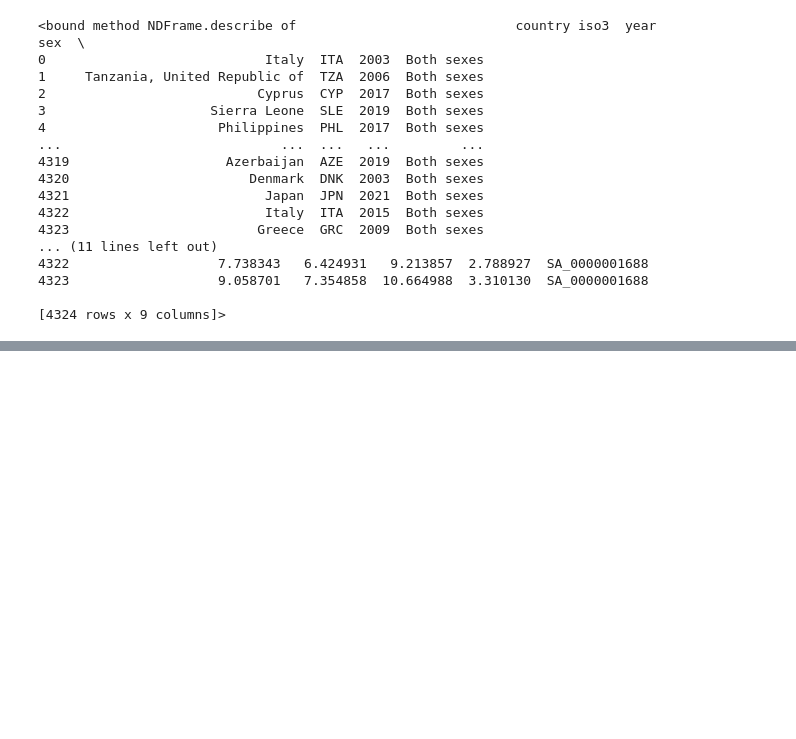
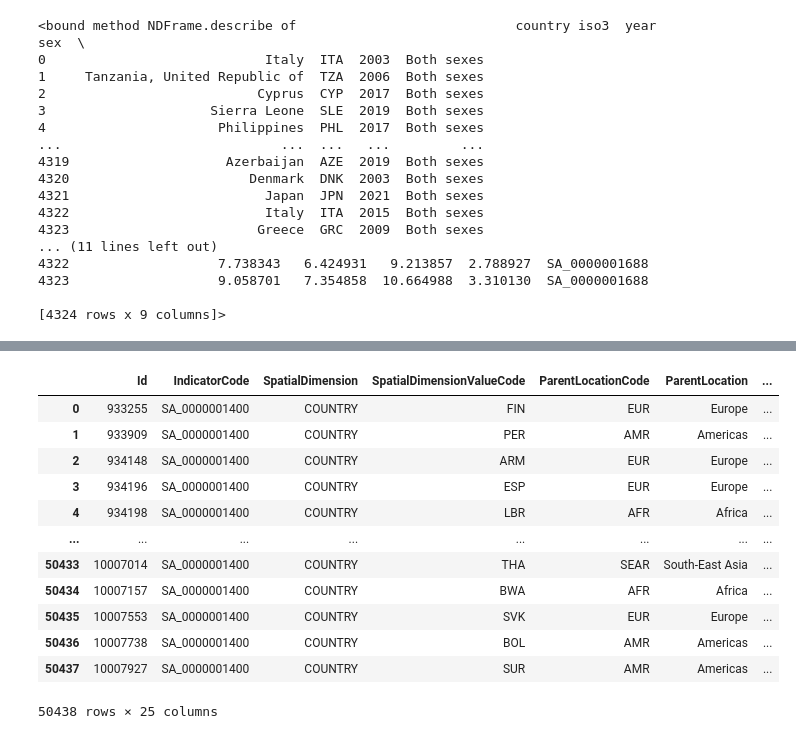
Before and after one commit to justdayane/da-capstone-project-dayane-ernesto, a Jupyter notebook: Capstone project/datasets.ipynb, the cells around one changed output, grey strips where cells are left out. Cells and saved outputs as stored; diff of their text form; code cells hidden in the pictures; blank space fills up the shorter version.

```diff
--- a/Capstone project/datasets.ipynb
+++ b/Capstone project/datasets.ipynb
@@ -57,0 +142,17 @@ df.describe
+# %%
+df4 = pd.read_csv("./consumption_levels/data/SA_0000001400.csv")
+df4
+# %% [output]
+|  | Id | IndicatorCode | SpatialDimension | SpatialDimensionValueCode | ParentLocationCode | ParentLocation | ... |
+| 0 | 933255 | SA_0000001400 | COUNTRY | FIN | EUR | Europe | ... |
+| 1 | 933909 | SA_0000001400 | COUNTRY | PER | AMR | Americas | ... |
+| 2 | 934148 | SA_0000001400 | COUNTRY | ARM | EUR | Europe | ... |
+| 3 | 934196 | SA_0000001400 | COUNTRY | ESP | EUR | Europe | ... |
+| 4 | 934198 | SA_0000001400 | COUNTRY | LBR | AFR | Africa | ... |
+| ... | ... | ... | ... | ... | ... | ... | ... |
+| 50433 | 10007014 | SA_0000001400 | COUNTRY | THA | SEAR | South-East Asia | ... |
+| 50434 | 10007157 | SA_0000001400 | COUNTRY | BWA | AFR | Africa | ... |
+| 50435 | 10007553 | SA_0000001400 | COUNTRY | SVK | EUR | Europe | ... |
+| 50436 | 10007738 | SA_0000001400 | COUNTRY | BOL | AMR | Americas | ... |
+| 50437 | 10007927 | SA_0000001400 | COUNTRY | SUR | AMR | Americas | ... |
+50438 rows × 25 columns
```
Also changed, not shown: parts of 11 cells of this notebook, 26 other files.
